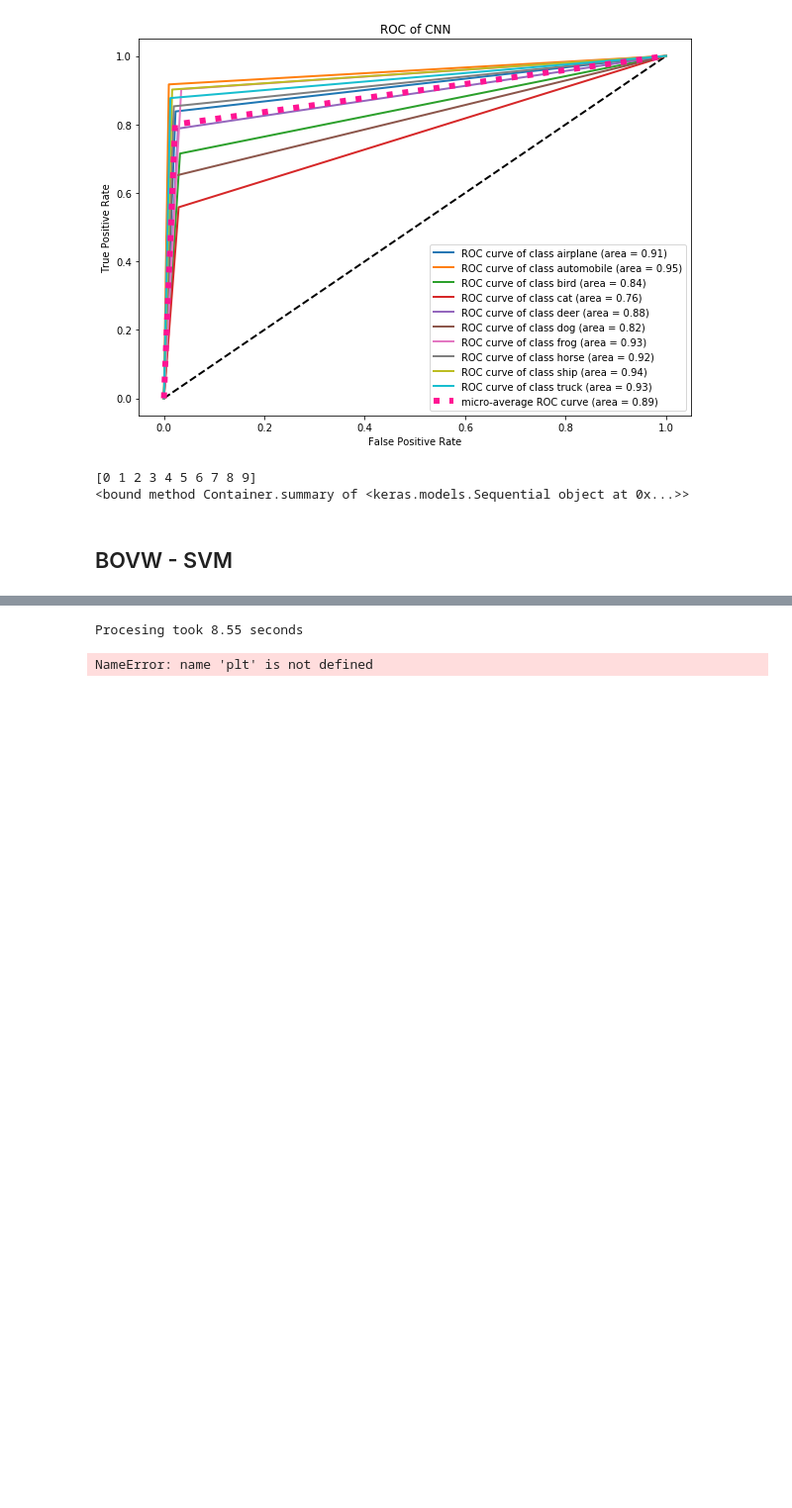
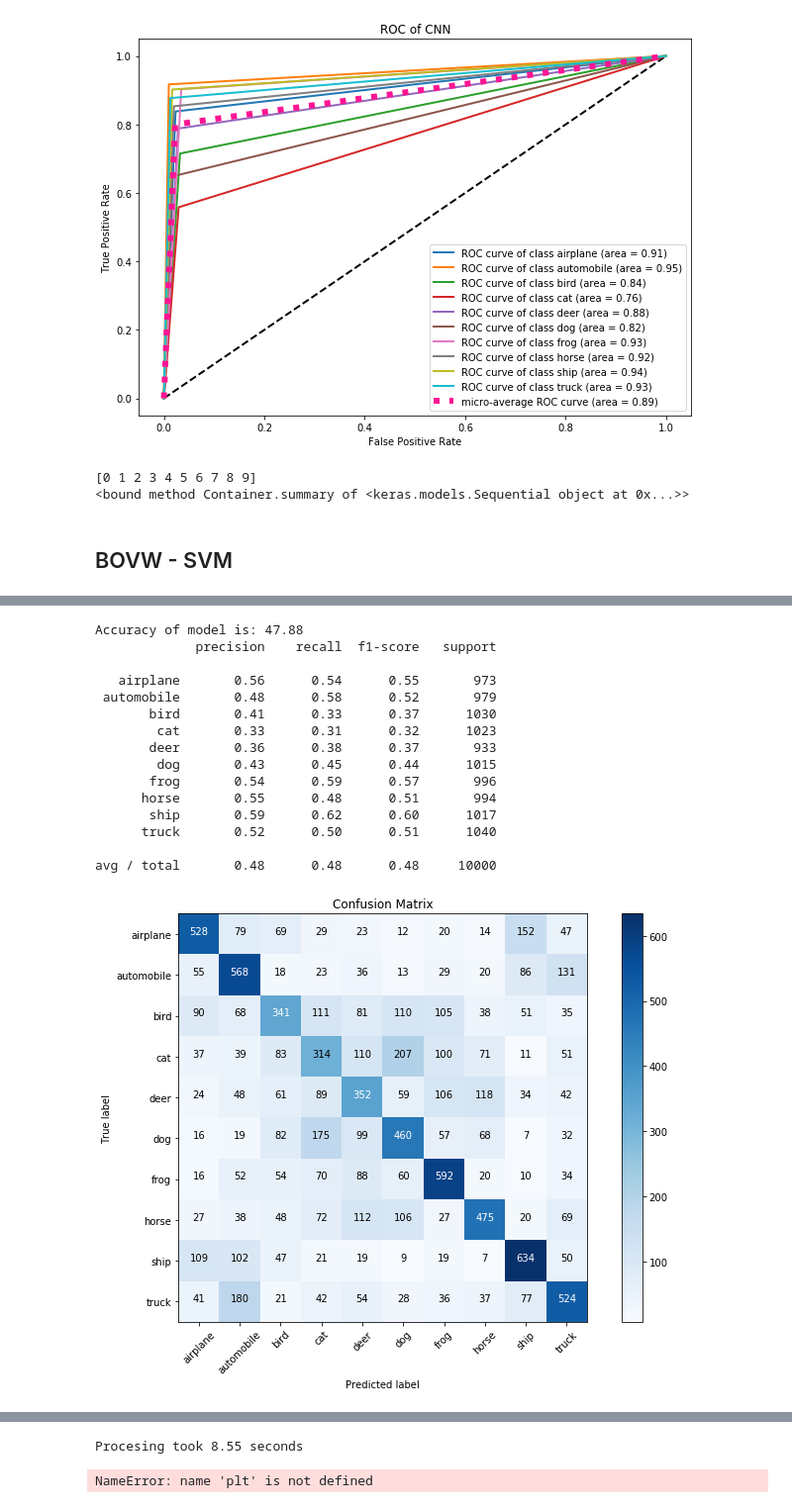
Before and after one commit to nagibshah/CIFAR-10-ImageClassifier, a Jupyter notebook: Cifar10-ImageClassifier.ipynb, the cells around one changed output, grey strips where cells are left out. Shown: that part at 99% size. Saved outputs shown, nothing was run; the diff lists cells and outputs as text; code cells hidden in the pictures; blank space fills up the shorter version.

Commit message:
BOVW cleanup!

```diff
--- a/Cifar10-ImageClassifier.ipynb
+++ b/Cifar10-ImageClassifier.ipynb
@@ -459,7 +266,7 @@ def drawROCCurves(y_true, y_pred):
 
     plt.xlabel('False Positive Rate')
     plt.ylabel('True Positive Rate')
-    plt.title('ROC of CNN')
+    plt.title('ROC of model')
     plt.legend(loc="lower right")
 
 def plot_confusion_matrix(cm,
@@ -851,0 +677,12 @@ print(codebook.shape)
+# %%
+# create bag of visual words
+
+# prep the best codebook
+bestk = 200
+visualWords = km[4].predict(bov_descriptors)
+_codebook = km[4]
+
+start = time.time()
+BOVW, _scaler = GenerateBOVW(bestk, descriptor_list, visualWords)
+print("Time taken to generate codebook: %0.2f seconds"%(time.time() - start))
+print(BOVW.shape)
@@ -851,0 +692,7 @@ print(codebook.shape)
+# %%
+# train and test the model
+
+clf = SVC(C=1.0)
+start = time.time()
+clf.fit(BOVW, y_train)
+print("SVM training took %0.2f seconds"%(time.time() - start))
@@ -851,0 +746,24 @@ print(codebook.shape)
+# %%
+preds = clf.predict(testWords)
+
+# evaluatate the model
+EvaluateModel(y_pred=preds, y_test=y_test)
+
+#print(testWords.shape)
+# %% [output]
+Accuracy of model is: 47.88
+             precision    recall  f1-score   support
+
+   airplane       0.56      0.54      0.55       973
+ automobile       0.48      0.58      0.52       979
+       bird       0.41      0.33      0.37      1030
+        cat       0.33      0.31      0.32      1023
+       deer       0.36      0.38      0.37       933
+        dog       0.43      0.45      0.44      1015
+       frog       0.54      0.59      0.57       996
+      horse       0.55      0.48      0.51       994
+       ship       0.59      0.62      0.60      1017
+      truck       0.52      0.50      0.51      1040
+
+avg / total       0.48      0.48      0.48     10000
+[figure, added]
```
Also changed, not shown: parts of 26 cells of this notebook.
